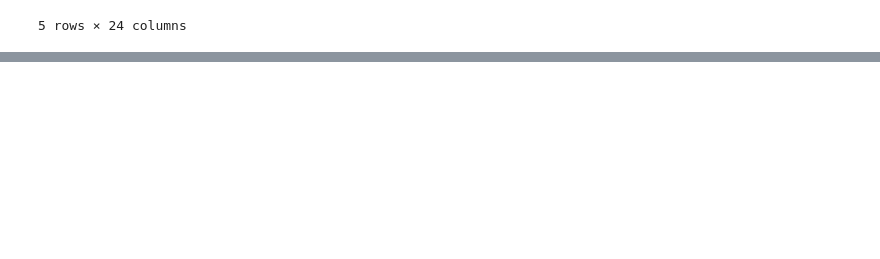
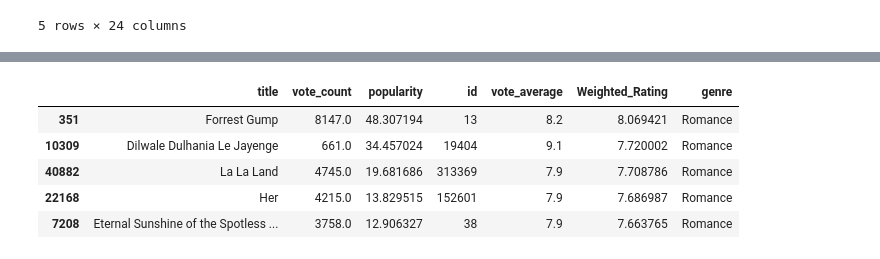
Before and after one commit to SaurusXI/Movie-Recommender, a Jupyter notebook: first/Untitled.ipynb, the cells around one changed output, grey strips where cells are left out. Cells and saved outputs as stored; diff of their text form; code cells hidden in the pictures; blank space fills up the shorter version.

```diff
--- a/first/Untitled.ipynb
+++ b/first/Untitled.ipynb
@@ -137,0 +188,13 @@ top_charts.to_csv('../FIRST-top_charts.csv', index = False)
+# %%
+def generate_genre_chart(genre):
+    genre_top_movies = genre_chart[genre_chart['genre'] == genre]
+    return genre_top_movies
+# %%
+generate_genre_chart('Romance').head()
+# %% [output]
+|  | title | vote_count | popularity | id | vote_average | Weighted_Rating | genre |
+| 351 | Forrest Gump | 8147.0 | 48.307194 | 13 | 8.2 | 8.069421 | Romance |
+| 10309 | Dilwale Dulhania Le Jayenge | 661.0 | 34.457024 | 19404 | 9.1 | 7.720002 | Romance |
+| 40882 | La La Land | 4745.0 | 19.681686 | 313369 | 7.9 | 7.708786 | Romance |
+| 22168 | Her | 4215.0 | 13.829515 | 152601 | 7.9 | 7.686987 | Romance |
+| 7208 | Eternal Sunshine of the Spotless ... | 3758.0 | 12.906327 | 38 | 7.9 | 7.663765 | Romance |
```
Also changed, not shown: parts of 21 cells of this notebook, 8 other files.
